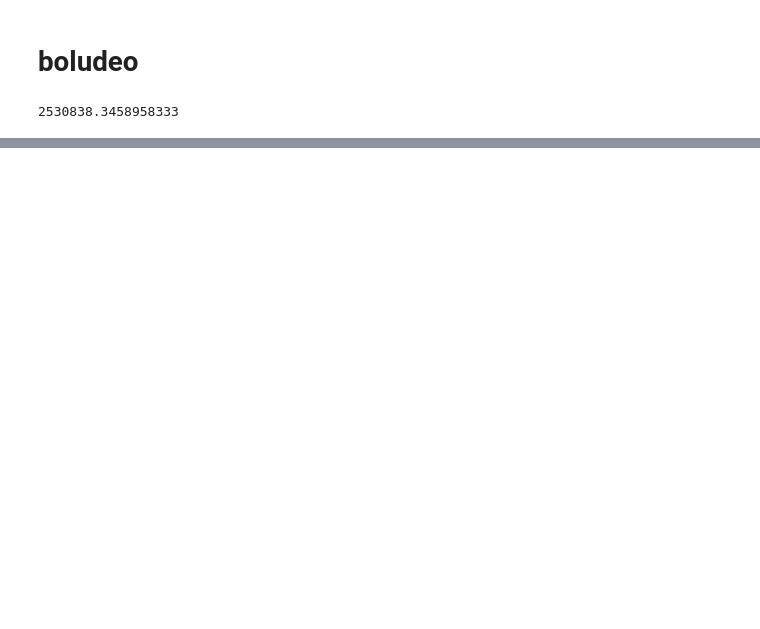
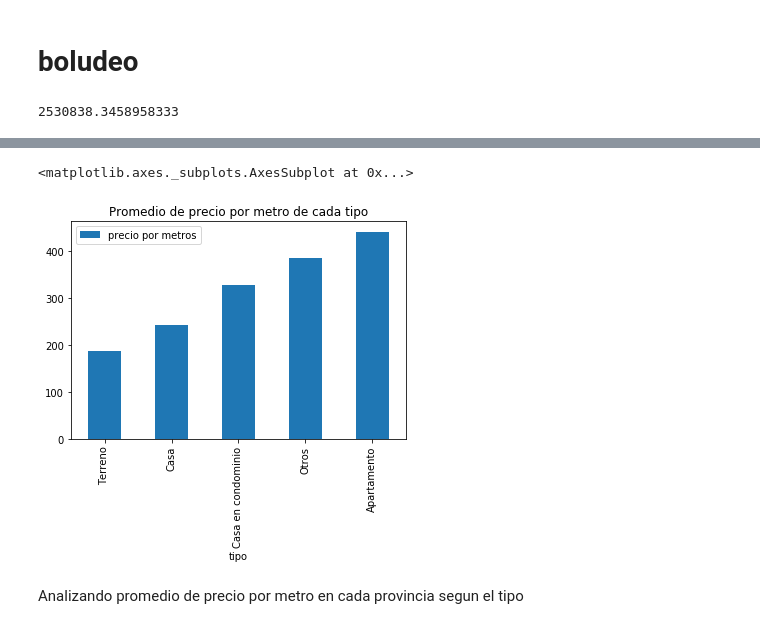
Before and after one commit to taielc/Fiuba_Datos_TP1, a Jupyter notebook: nb_principal.ipynb, the cells around one changed output, grey strips where cells are left out. Cells and saved outputs as stored; diff of their text form; code cells hidden in the pictures; blank space fills up the shorter version.

```diff
--- a/nb_principal.ipynb
+++ b/nb_principal.ipynb
@@ -125,0 +294,8 @@ np.arange(0, 239999, 239999/50)
+# %%
+#analiza promedio de precio por medio de cada tipo
+df_tipo_precio.groupby('tipo').agg({'precio por metros':'mean'}).sort_values('precio por metros').plot(kind='bar', title = 'Promedio de precio por metro de cada tipo')
+# %% [output]
+<matplotlib.axes._subplots.AxesSubplot at 0x...>
+[figure, added]
+# %% [markdown]
+Analizando promedio de precio por metro en cada provincia segun el tipo
```
Also changed, not shown: parts of 33 cells of this notebook.
